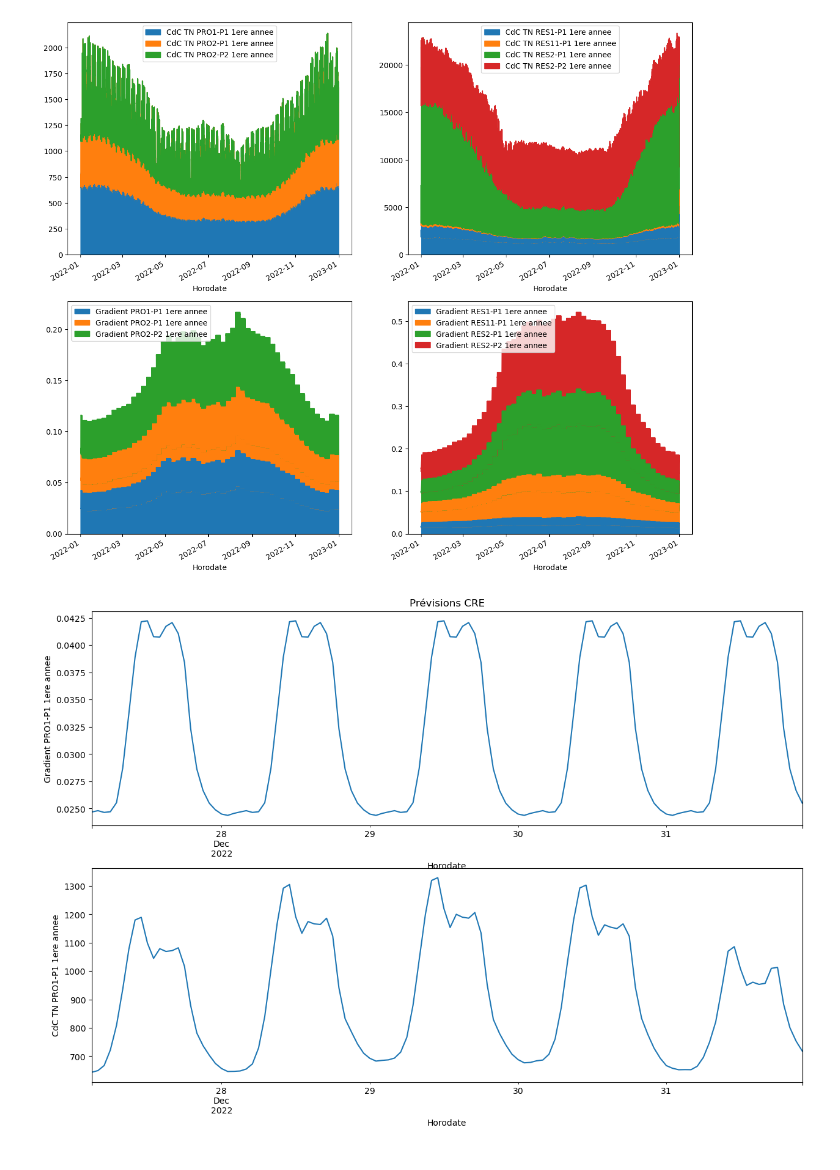
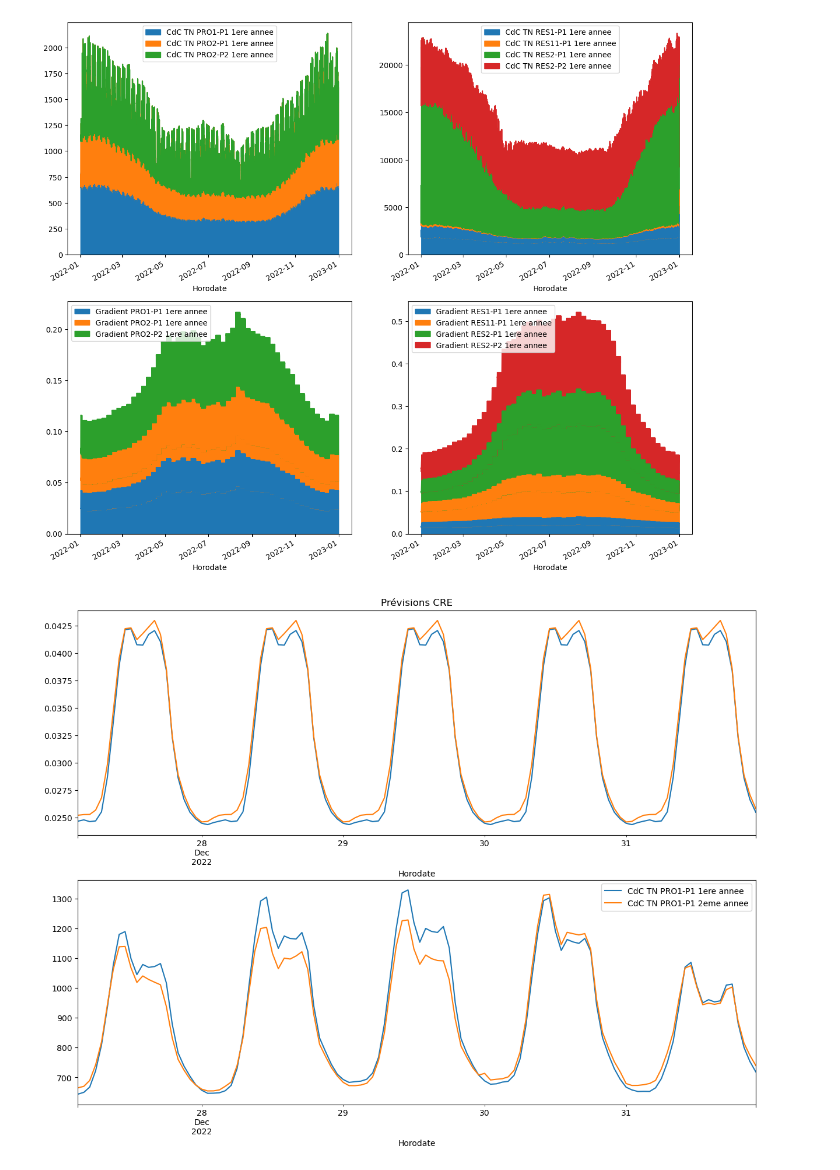
Before and after one commit to CastanieAlexandre/Analyse-coefficients-dynamiques, a Jupyter notebook: CoeffsDynamiques.ipynb, the cells around one changed output. Drawn from its saved outputs; the diff is of its cells as text; code cells hidden in the pictures.

```diff
--- a/CoeffsDynamiques.ipynb
+++ b/CoeffsDynamiques.ipynb
@@ -26,11 +29,16 @@ plt.show()
 # %% [output]
 [figure]
 # %%
-fig,axs=plt.subplots(2,1,figsize=(15,10))
+fig,axs=plt.subplots(2,1,figsize=(15,11))
 CoeffsCRE['Gradient PRO1-P1 1ere annee'].loc[(CoeffsCRE.index > pd.to_datetime('2022-12-27T01:00:00.000Z')) &
-(CoeffsCRE.index < pd.to_datetime('2022-12-31T22:00:00.000Z'))].plot(ax=axs[0], title='Prévisions CRE',ylabel='Gradient PRO1-P1 1ere annee')
+(CoeffsCRE.index < pd.to_datetime('2022-12-31T22:00:00.000Z'))].plot(ax=axs[0], title='Prévisions CRE')
+CoeffsCRE['Gradient PRO1-P1 2eme annee'].loc[(CoeffsCRE.index > pd.to_datetime('2022-12-27T01:00:00.000Z')) &
+(CoeffsCRE.index < pd.to_datetime('2022-12-31T22:00:00.000Z'))].plot(ax=axs[0])
 CoeffsCRE['CdC TN PRO1-P1 1ere annee'].loc[(CoeffsCRE.index > pd.to_datetime('2022-12-27T01:00:00.000Z')) &
-(CoeffsCRE.index < pd.to_datetime('2022-12-31T22:00:00.000Z'))].plot(ax=axs[1],ylabel='CdC TN PRO1-P1 1ere annee')
+(CoeffsCRE.index < pd.to_datetime('2022-12-31T22:00:00.000Z'))].plot(ax=axs[1])
+CoeffsCRE['CdC TN PRO1-P1 2eme annee'].loc[(CoeffsCRE.index > pd.to_datetime('2022-12-27T01:00:00.000Z')) &
+(CoeffsCRE.index < pd.to_datetime('2022-12-31T22:00:00.000Z'))].plot(ax=axs[1])
+plt.legend()
 plt.show()
 # %% [output]
-[figure, old version]
+[figure, new version]
```
Also changed, not shown: parts of 4 cells of this notebook, 1 other file.
